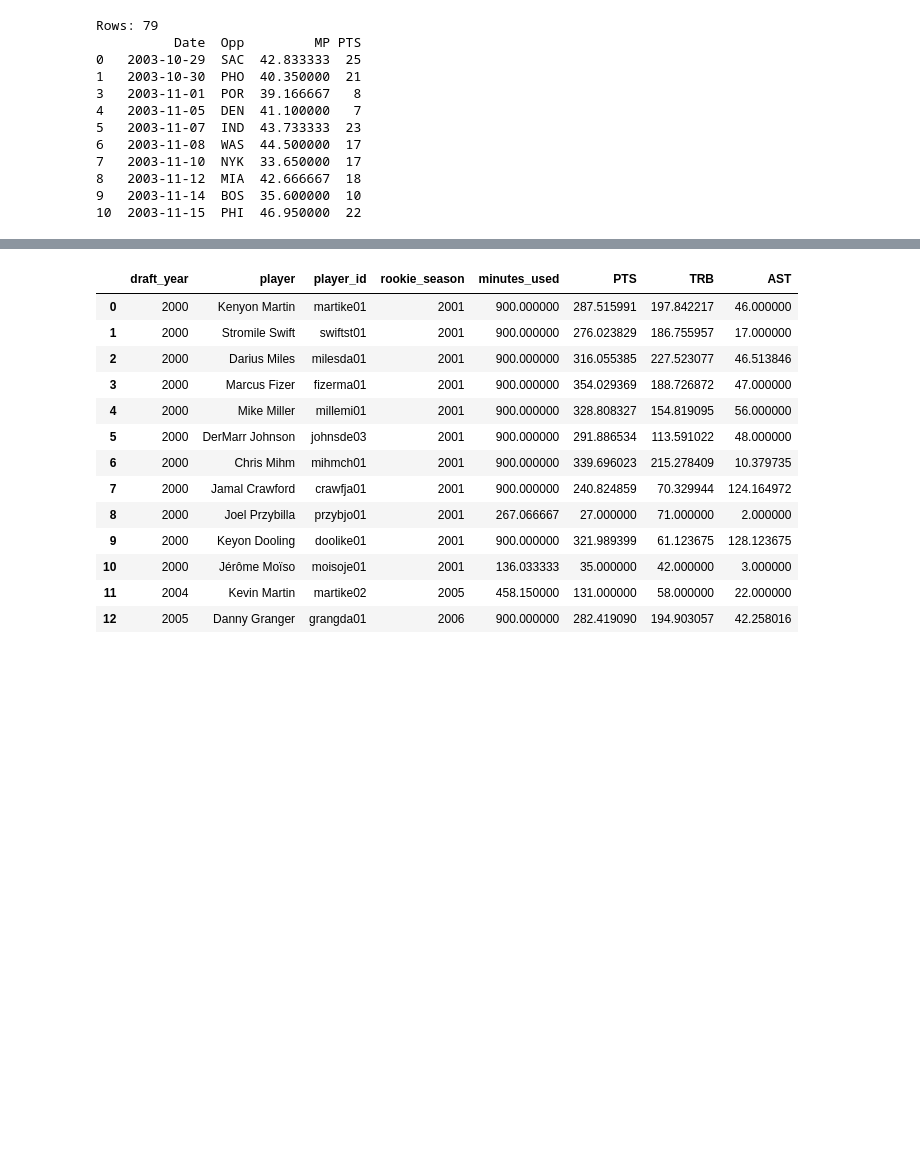
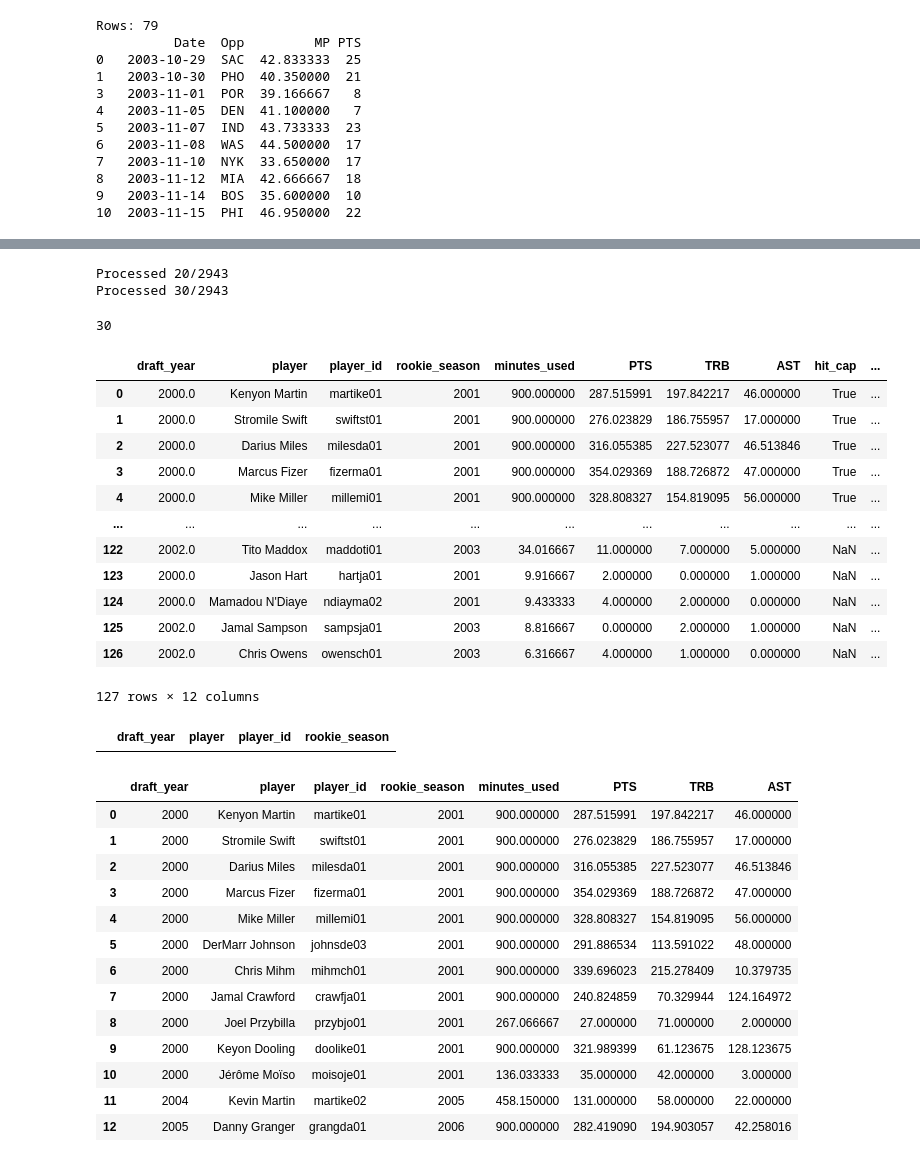
Before and after one commit to matthewellishanson/rookie-class-analysis, a Jupyter notebook: rookies.ipynb, the cells around one changed output, grey strips where cells are left out. Cells and saved outputs as stored; diff of their text form; code cells hidden in the pictures; blank space fills up the shorter version.

```diff
--- a/rookies.ipynb
+++ b/rookies.ipynb
@@ -251,0 +298,9 @@ def add_rate_stats(agg, minutes_base=36):
+# %%
+# load existing data
+rookie_caps_900 = pd.read_csv("assets/rookie_caps_900.csv")
+errors_df = pd.read_csv("assets/rookie_errors.csv")
+draft_classes = pd.read_csv("assets/draft_classes.csv")
+
+# zip to sets for easy comparison
+already_done = set(zip(rookie_caps_900.player_id, rookie_caps_900.rookie_season))
+already_failed = set(zip(errors_df.player_id, errors_df.rookie_season))
@@ -252,2 +347,62 @@ def add_rate_stats(agg, minutes_base=36):
+# %%
+new_results = []
+new_errors = []
+
+for i, (_, row) in enumerate(retry.iterrows(), 1):
+    try:
+        gamelog = load_rookie_gamelog(row.player_id, row.rookie_season)
+        agg = aggregate_capped_minutes(gamelog, cap_minutes=900)
+
+        new_results.append({
+            **row.to_dict(),
+            **agg
+        })
+
+        if i % 10 == 0:
+            print(f"Processed {i}/{len(retry)}")
+
+        time.sleep(6)
+
+    except Exception as e:
+        new_errors.append({
+            "player_id": row.player_id,
+            "rookie_season": row.rookie_season,
+            "error": str(e),
+        })
+# %% [output]
+Processed 20/2943
+Processed 30/2943
+# %%
+len(new_results)
+# %% [output]
+30
+# %%
+if new_results:
+    rookie_caps_900 = pd.concat([rookie_caps_900, pd.DataFrame(new_results)], ignore_index=True)
+    rookie_caps_900 = rookie_caps_900.drop_duplicates(subset=["player_id", "rookie_season"])
+
+if new_errors:
+    errors_df = pd.concat([errors_df, pd.DataFrame(new_errors)], ignore_index=True)
+    errors_df = errors_df.drop_duplicates(subset=["player_id", "rookie_season"])
+
+rookie_caps_900.head(200)
+# %% [output]
+|  | draft_year | player | player_id | rookie_season | minutes_used | PTS | TRB | AST | hit_cap | ... |
+| 0 | 2000.0 | Kenyon Martin | martike01 | 2001 | 900.000000 | 287.515991 | 197.842217 | 46.000000 | True | ... |
+| 1 | 2000.0 | Stromile Swift | swiftst01 | 2001 | 900.000000 | 276.023829 | 186.755957 | 17.000000 | True | ... |
+| 2 | 2000.0 | Darius Miles | milesda01 | 2001 | 900.000000 | 316.055385 | 227.523077 | 46.513846 | True | ... |
+| 3 | 2000.0 | Marcus Fizer | fizerma01 | 2001 | 900.000000 | 354.029369 | 188.726872 | 47.000000 | True | ... |
+| 4 | 2000.0 | Mike Miller | millemi01 | 2001 | 900.000000 | 328.808327 | 154.819095 | 56.000000 | True | ... |
+| ... | ... | ... | ... | ... | ... | ... | ... | ... | ... | ... |
+| 122 | 2002.0 | Tito Maddox | maddoti01 | 2003 | 34.016667 | 11.000000 | 7.000000 | 5.000000 | NaN | ... |
+| 123 | 2000.0 | Jason Hart | hartja01 | 2001 | 9.916667 | 2.000000 | 0.000000 | 1.000000 | NaN | ... |
+| 124 | 2000.0 | Mamadou N'Diaye | ndiayma02 | 2001 | 9.433333 | 4.000000 | 2.000000 | 0.000000 | NaN | ... |
+| 125 | 2002.0 | Jamal Sampson | sampsja01 | 2003 | 8.816667 | 0.000000 | 2.000000 | 1.000000 | NaN | ... |
+| 126 | 2002.0 | Chris Owens | owensch01 | 2003 | 6.316667 | 4.000000 | 1.000000 | 0.000000 | NaN | ... |
+127 rows × 12 columns
+# %%
+todo.head(20)
+# %% [output]
+|  | draft_year | player | player_id | rookie_season |
 # %%
 # batch process rookie classes
```
Also changed, not shown: parts of 20 cells of this notebook, 3 other files.
